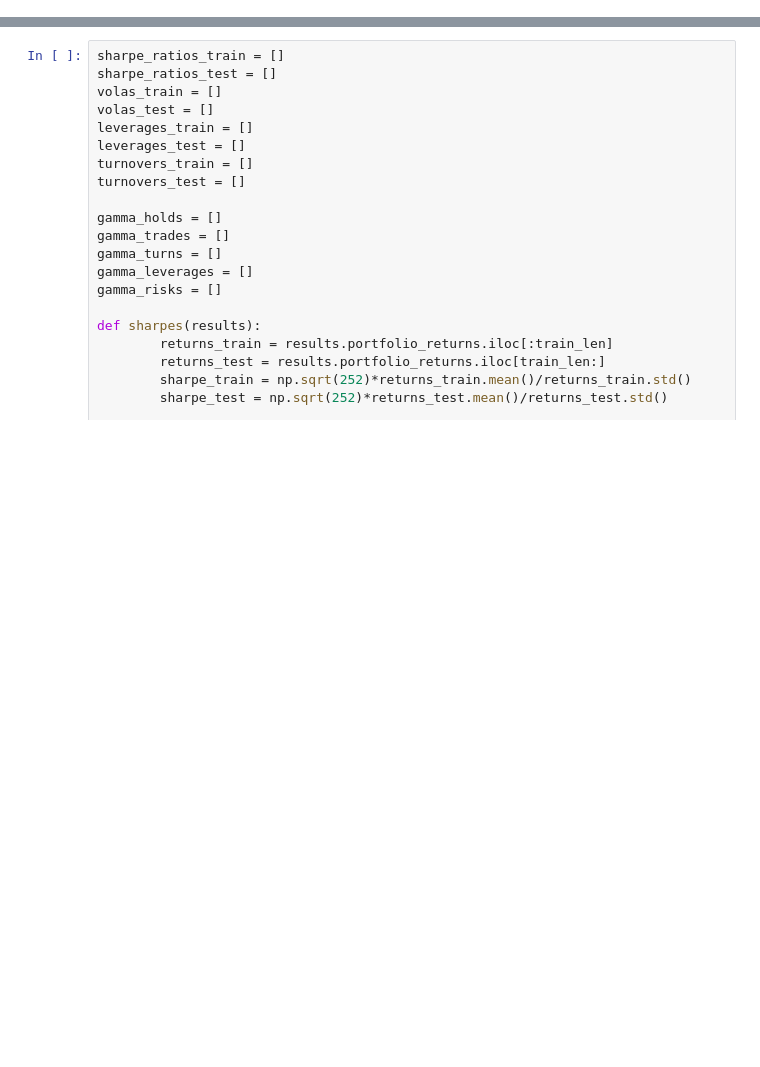
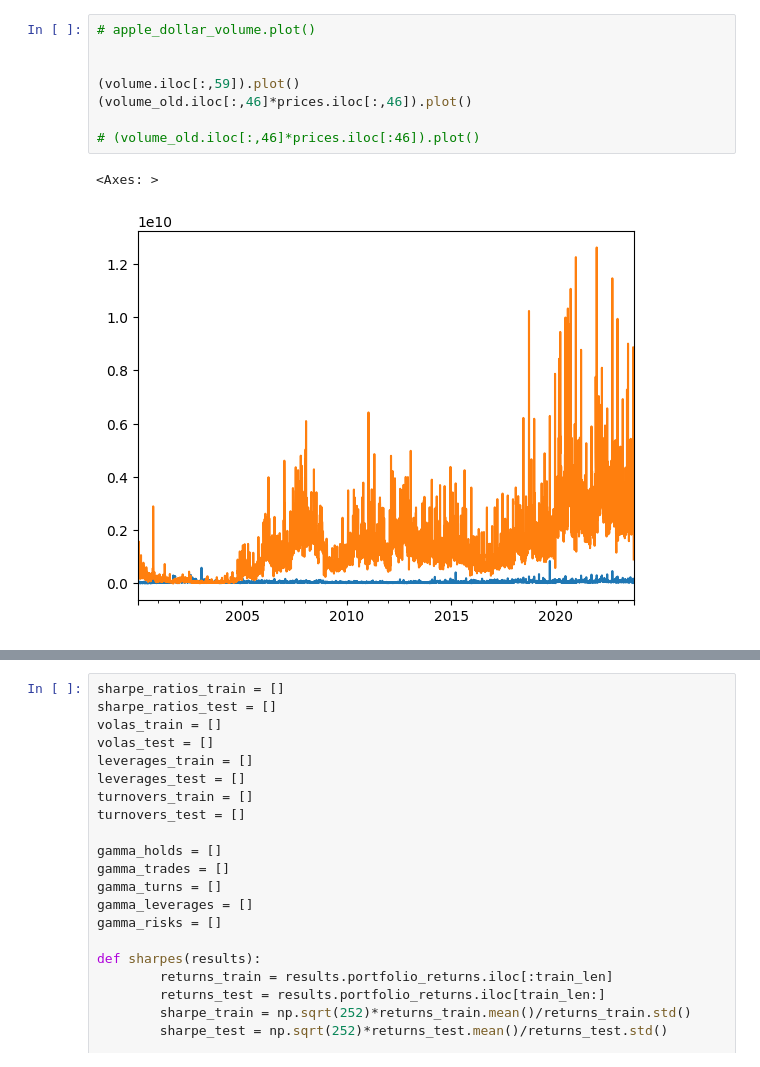
Before and after one commit to cvxgrp/markowitz-reference, a Jupyter notebook: experiments/playground.ipynb, the cells around one changed output, grey strips where cells are left out. Drawn from its saved outputs; the diff is of its cells as text; blank space fills up the shorter version.

```diff
--- a/experiments/playground.ipynb
+++ b/experiments/playground.ipynb
@@ -46,0 +86,11 @@ n_assets = prices.shape[1]
+# %%
+# apple_dollar_volume.plot()
+
+
+(volume.iloc[:,59]).plot()
+(volume_old.iloc[:,46]*prices.iloc[:,46]).plot()
+
+# (volume_old.iloc[:,46]*prices.iloc[:46]).plot()
+# %% [output]
+<Axes: >
+[figure, added]
```
Also changed, not shown: parts of 48 cells of this notebook, 5 other files.
